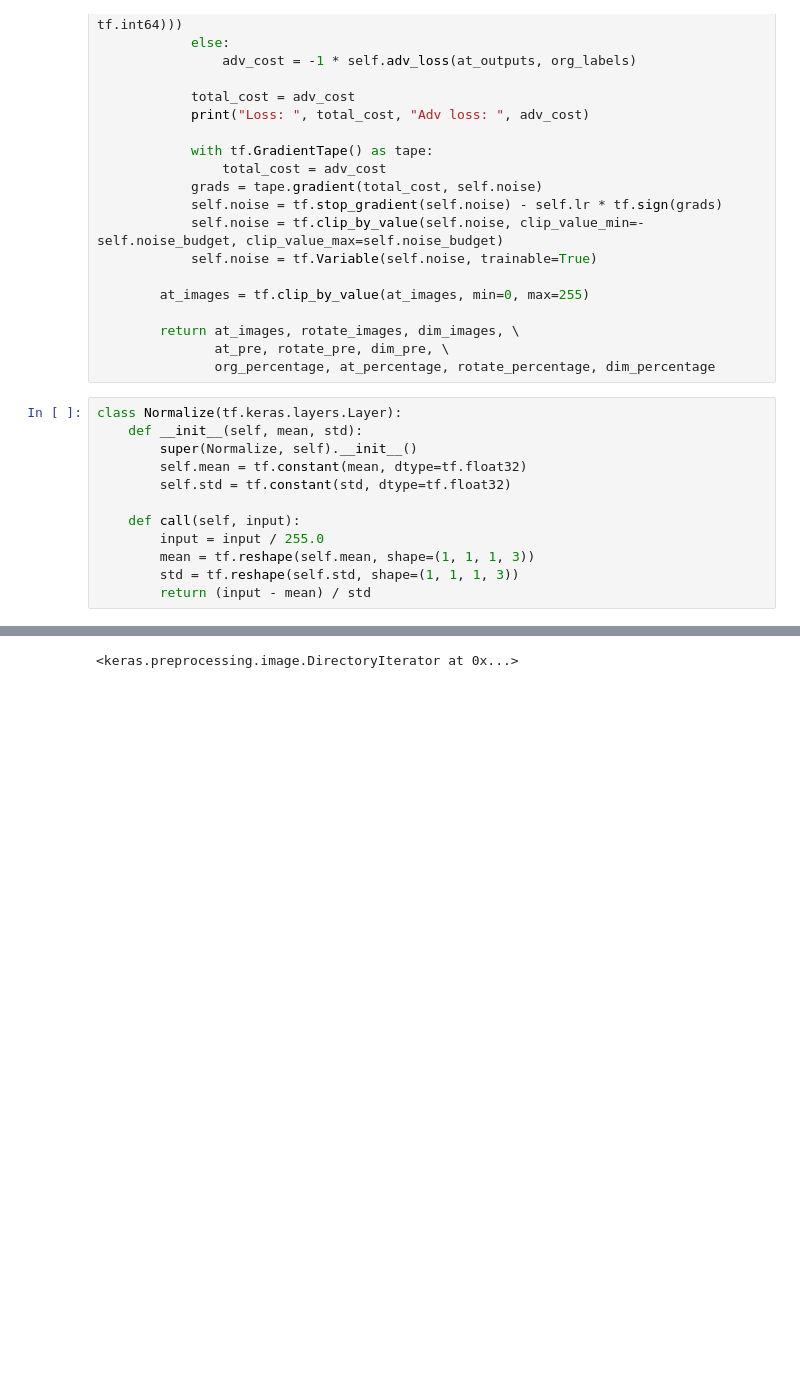
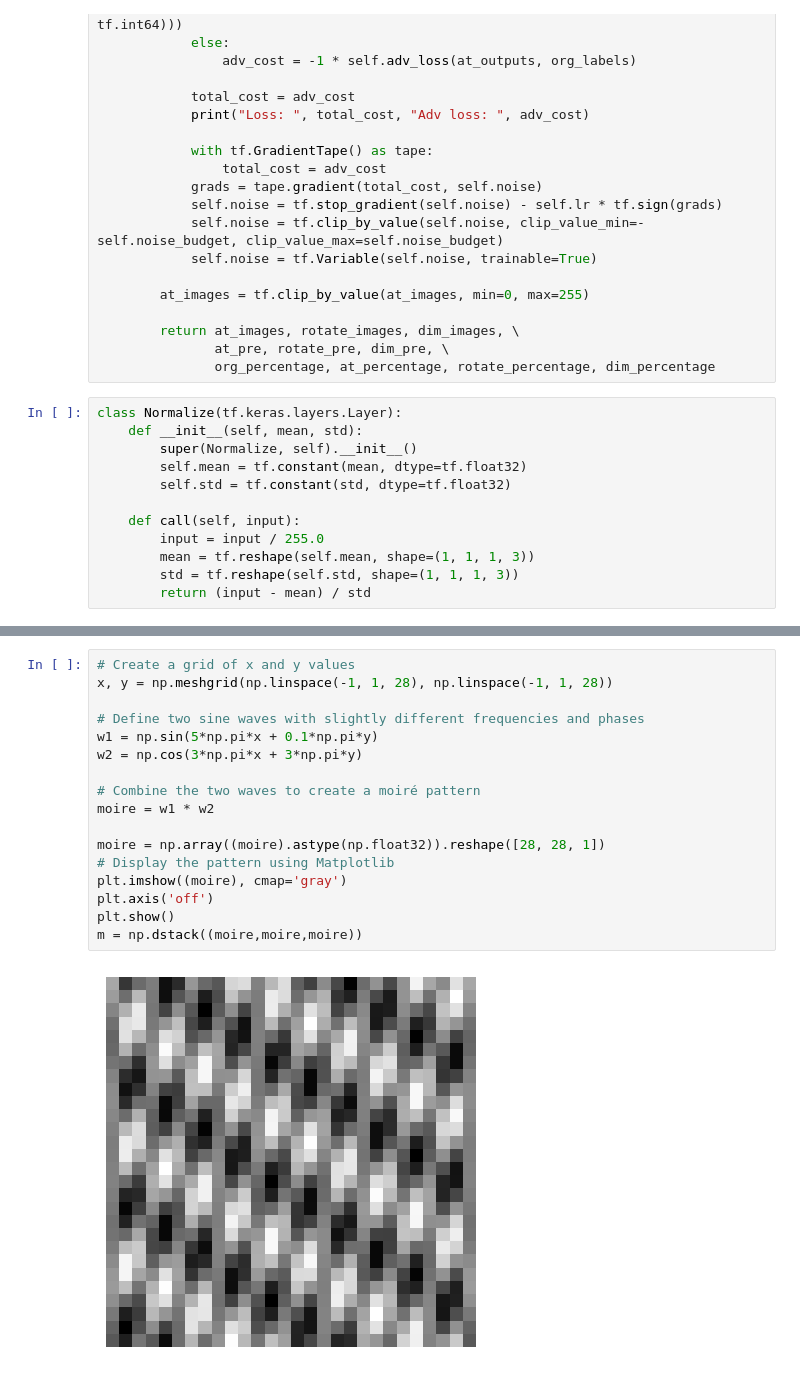
Before and after one commit to Rohanjos97/Moire_Attack, a Jupyter notebook: Moire_Attack_tf.ipynb, the cells around one changed output, grey strips where cells are left out. Drawn from its saved outputs; the diff is of its cells as text; blank space fills up the shorter version.

```diff
--- a/Moire_Attack_tf.ipynb
+++ b/Moire_Attack_tf.ipynb
@@ -442,3 +442,19 @@ Found 2 images belonging to 1 classes.
 # %%
+# Create a grid of x and y values
+x, y = np.meshgrid(np.linspace(-1, 1, 28), np.linspace(-1, 1, 28))
+
+# Define two sine waves with slightly different frequencies and phases
+w1 = np.sin(5*np.pi*x + 0.1*np.pi*y)
+w2 = np.cos(3*np.pi*x + 3*np.pi*y)
+
+# Combine the two waves to create a moiré pattern
+moire = w1 * w2
+
+moire = np.array((moire).astype(np.float32)).reshape([28, 28, 1])
+# Display the pattern using Matplotlib
+plt.imshow((moire), cmap='gray')
+plt.axis('off')
+plt.show()
+m = np.dstack((moire,moire,moire))
 # %% [output]
-<keras.preprocessing.image.DirectoryIterator at 0x...>
+[figure, added]
```
Also changed, not shown: parts of 12 cells of this notebook, 23 other files.
